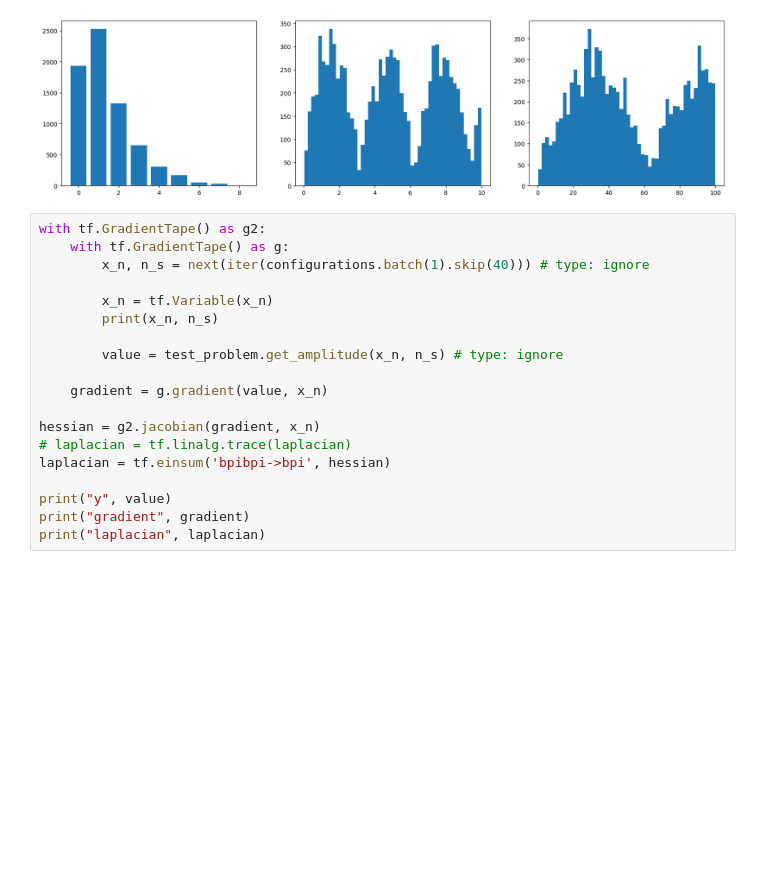
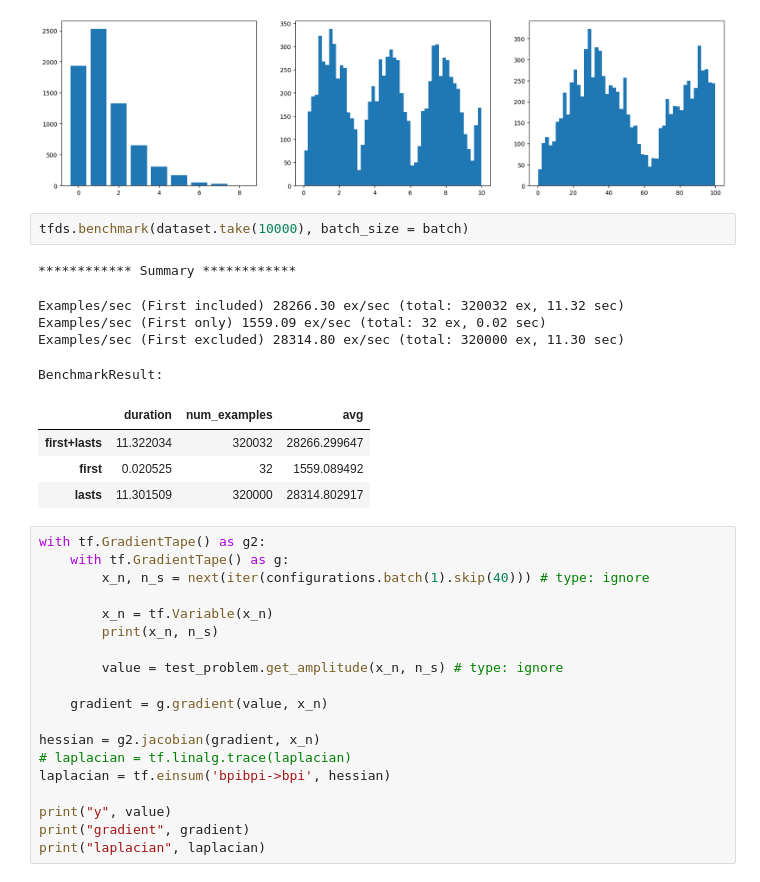
Before and after one commit to Wleter/nn_qft, a Jupyter notebook: testing.ipynb, the cells around one changed output. Cells and saved outputs as stored; diff of their text form; blank space fills up the shorter version.

Commit message:
add benchmarks

```diff
--- a/testing.ipynb
+++ b/testing.ipynb
@@ -110,6 +111,18 @@ axes[1].hist(positions_1, bins=50)
 axes[2].hist(positions_2, bins=50);
 # %% [output]
 [figure]
+# %%
+tfds.benchmark(dataset.take(10000), batch_size = batch)
+# %% [output]
+************ Summary ************
+Examples/sec (First included) 28266.30 ex/sec (total: 320032 ex, 11.32 sec)
+Examples/sec (First only) 1559.09 ex/sec (total: 32 ex, 0.02 sec)
+Examples/sec (First excluded) 28314.80 ex/sec (total: 320000 ex, 11.30 sec)
+BenchmarkResult:
+|  | duration | num_examples | avg |
+| first+lasts | 11.322034 | 320032 | 28266.299647 |
+| first | 0.020525 | 32 | 1559.089492 |
+| lasts | 11.301509 | 320000 | 28314.802917 |
 # %%
 with tf.GradientTape() as g2:
     with tf.GradientTape() as g:
```
Also changed, not shown: parts of 1 cell of this notebook.
